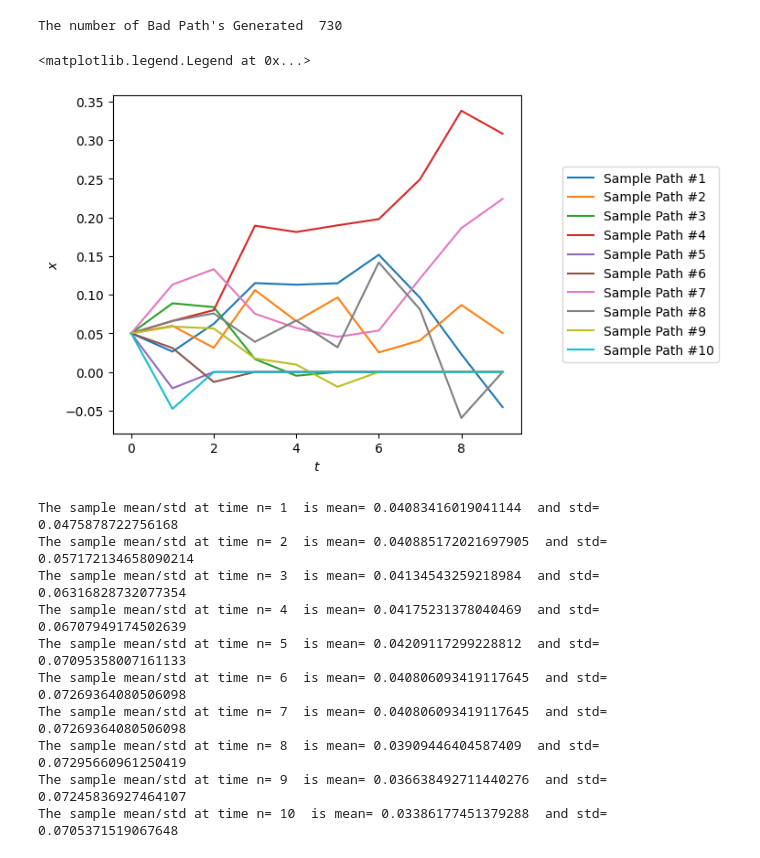
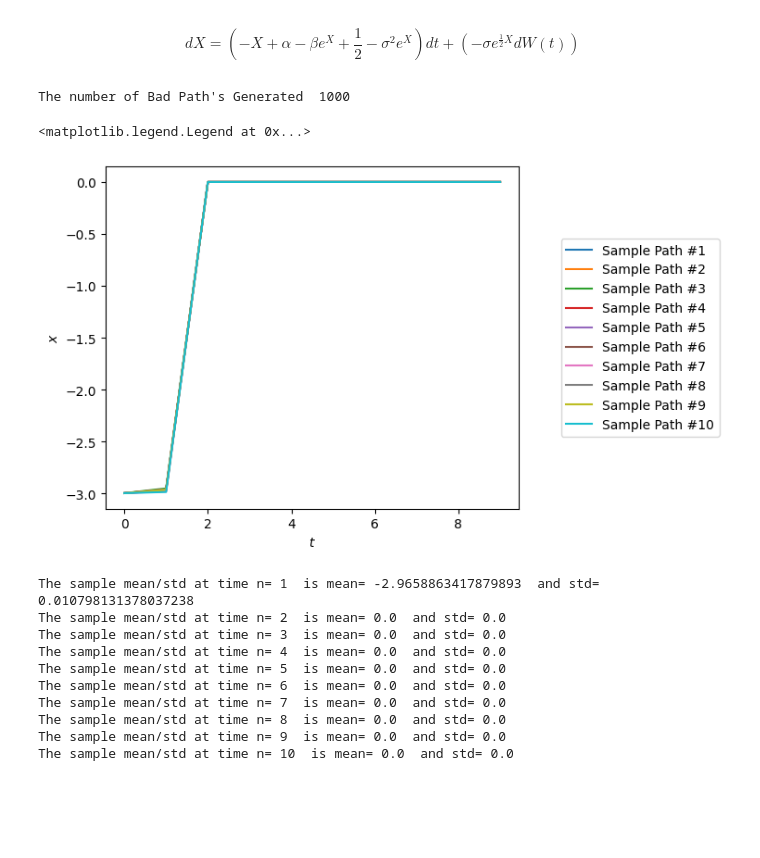
Before and after one commit to jakekali/Financial_Signal_Proccessing_Toolkit, a Jupyter notebook: examples/Cox-Ingersoll-RossInterestRateModel.ipynb, the cells around one changed output. Cells and saved outputs as stored; diff of their text form; code cells hidden in the pictures; blank space fills up the shorter version.

Commit message:
updated stoch and arma restart

```diff
--- a/examples/Cox-Ingersoll-RossInterestRateModel.ipynb
+++ b/examples/Cox-Ingersoll-RossInterestRateModel.ipynb
@@ -107,3 +109,5 @@ The sample mean/std at time n= 10  is mean= 0.05576418999501265  and std= 0.0345
+# %% [markdown]
+$$ dX = (-X + \alpha - \beta e^X + \frac{1}{2} - \sigma^2 e^X)dt + (-\sigma e^{\frac{1}{2}X} dW(t)) $$
 # %%
 beta = 1
 alpha = 0.10 * beta
@@ -111,15 +115,13 @@ sigma = 0.5
 r = 0.05
 
 def Beta_log(x : float) -> float:
-    return np.exp(-x) * (alpha - beta * np.exp(x)) + 0.5 - np.exp(2*x) * sigma**2 * np.exp(x)
-    # return (1/np.log(x)) * (alpha - (np.log(x) * beta)) + (1/np.log(x)**2) * (1/2) * (sigma * np.log(x/2))**2
-    # return  (1/x * (alpha - beta * x) + 0.5 * (-1 / x**2) * sigma**2 * x)
+    return -x + alpha - (beta * np.exp(x)) - (sigma**2 * np.exp(x))
 def Gamma_log(x : float) -> float:
-    return np.exp(-x) * sigma * np.exp(0.5*x)
-    # return 1/x * sigma
+    return -sigma * np.exp(0.5 * x)
+
 fig, ax = plt.subplots()
 
-cir = stochCalc.SDE(X0=r, lambda_t=0.01, N=10, Beta=Beta_log, Gamma=Gamma_log)
+cir = stochCalc.SDE(X0=np.log(r), lambda_t=0.01, N=10, Beta=Beta_log, Gamma=Gamma_log)
 paths = cir.getValidPaths(M=1000, greaterThanZero=False, stopBelowZero=True)
 path_summary = []
 
@@ -131,35 +133,35 @@ path_5 = []
 path_6 = []
 path_7 = []
 path_8 = []
 path_9 = []
 
 
 for i, pather in enumerate(paths):
     path_1.append(pather[1])
     path_2.append(pather[2])
     path_3.append(pather[3])
     path_4.append(pather[4])
     path_5.append(pather[5])
     path_6.append(pather[6])
     path_7.append(pather[7])
     path_8.append(pather[8])
     path_9.append(pather[9])
 
     if i < 10:
 
         ax.plot(pather, label="Sample Path #" + str(i+1))
         ax.set_xlabel("$t$")
         ax.set_ylabel("$x$")
 
 print("The number of Bad Path's Generated ", cir.badPathCounter)
 
 pos = ax.get_position()
 ax.set_position([pos.x0, pos.y0, pos.width * 0.9, pos.height])
 ax.legend(loc='center right', bbox_to_anchor=(1.5, 0.5))
 # %% [output]
-The number of Bad Path's Generated  730
+The number of Bad Path's Generated  1000
 <matplotlib.legend.Legend at 0x...>
-[figure, old version]
+[figure, new version]
 # %%
 paths_10 = [path_1, path_2, path_3, path_4, path_5, path_6,
             path_6, path_7, path_8, path_9]
@@ -171,16 +173,16 @@ for i, index in enumerate(paths_10):
     stats_log_mean.append(np.mean(index))
     stats_log_std.append(np.std(index, ddof=1))
 # %% [output]
-The sample mean/std at time n= 1  is mean= 0.04083416019041144  and std= 0.0475878722756168
-The sample mean/std at time n= 2  is mean= 0.040885172021697905  and std= 0.057172134658090214
-The sample mean/std at time n= 3  is mean= 0.04134543259218984  and std= 0.06316828732077354
-The sample mean/std at time n= 4  is mean= 0.04175231378040469  and std= 0.06707949174502639
-The sample mean/std at time n= 5  is mean= 0.04209117299228812  and std= 0.07095358007161133
-The sample mean/std at time n= 6  is mean= 0.040806093419117645  and std= 0.07269364080506098
-The sample mean/std at time n= 7  is mean= 0.040806093419117645  and std= 0.07269364080506098
-The sample mean/std at time n= 8  is mean= 0.03909446404587409  and std= 0.07295660961250419
-The sample mean/std at time n= 9  is mean= 0.036638492711440276  and std= 0.07245836927464107
-The sample mean/std at time n= 10  is mean= 0.03386177451379288  and std= 0.0705371519067648
+The sample mean/std at time n= 1  is mean= -2.9658863417879893  and std= 0.010798131378037238
+The sample mean/std at time n= 2  is mean= 0.0  and std= 0.0
+The sample mean/std at time n= 3  is mean= 0.0  and std= 0.0
+The sample mean/std at time n= 4  is mean= 0.0  and std= 0.0
+The sample mean/std at time n= 5  is mean= 0.0  and std= 0.0
+The sample mean/std at time n= 6  is mean= 0.0  and std= 0.0
+The sample mean/std at time n= 7  is mean= 0.0  and std= 0.0
+The sample mean/std at time n= 8  is mean= 0.0  and std= 0.0
+The sample mean/std at time n= 9  is mean= 0.0  and std= 0.0
+The sample mean/std at time n= 10  is mean= 0.0  and std= 0.0
 # %%
 #graph this line
 def rt_mean(x):
```
Also changed, not shown: parts of 5 cells of this notebook.
